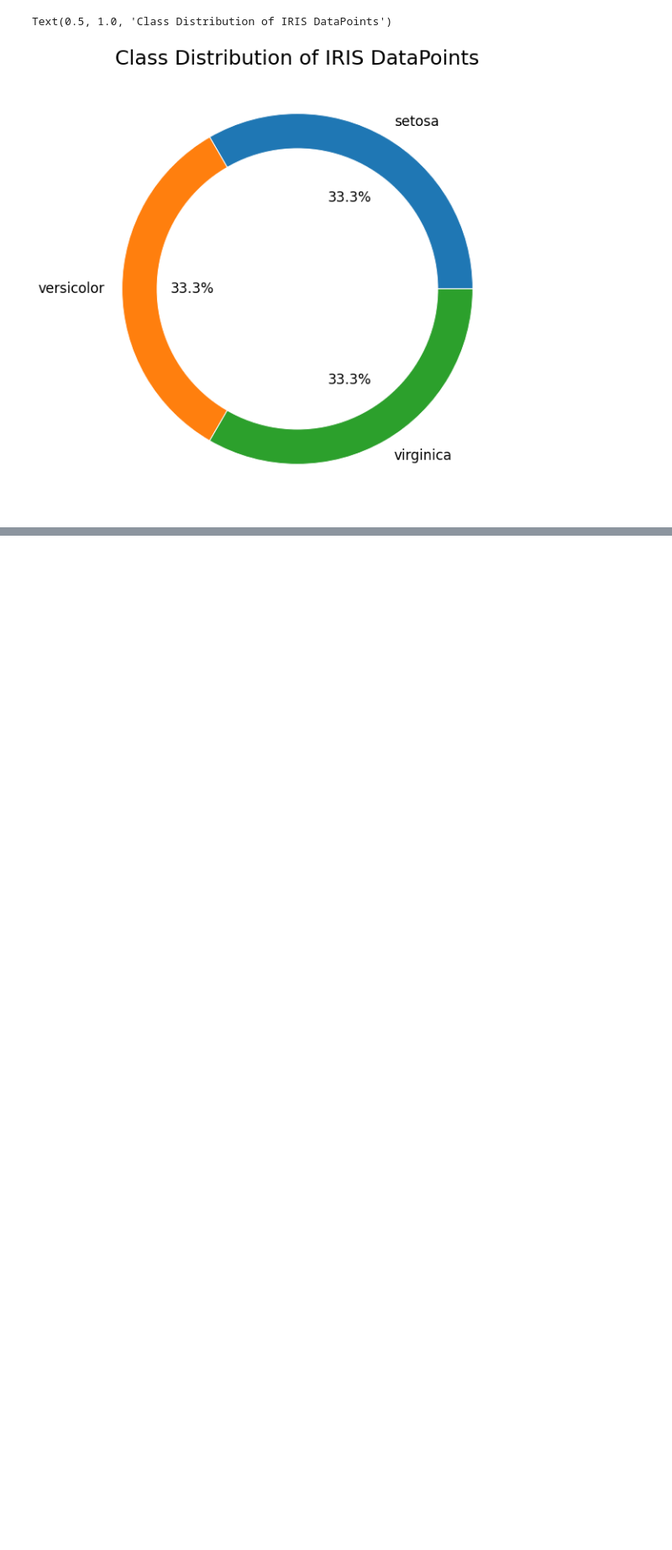
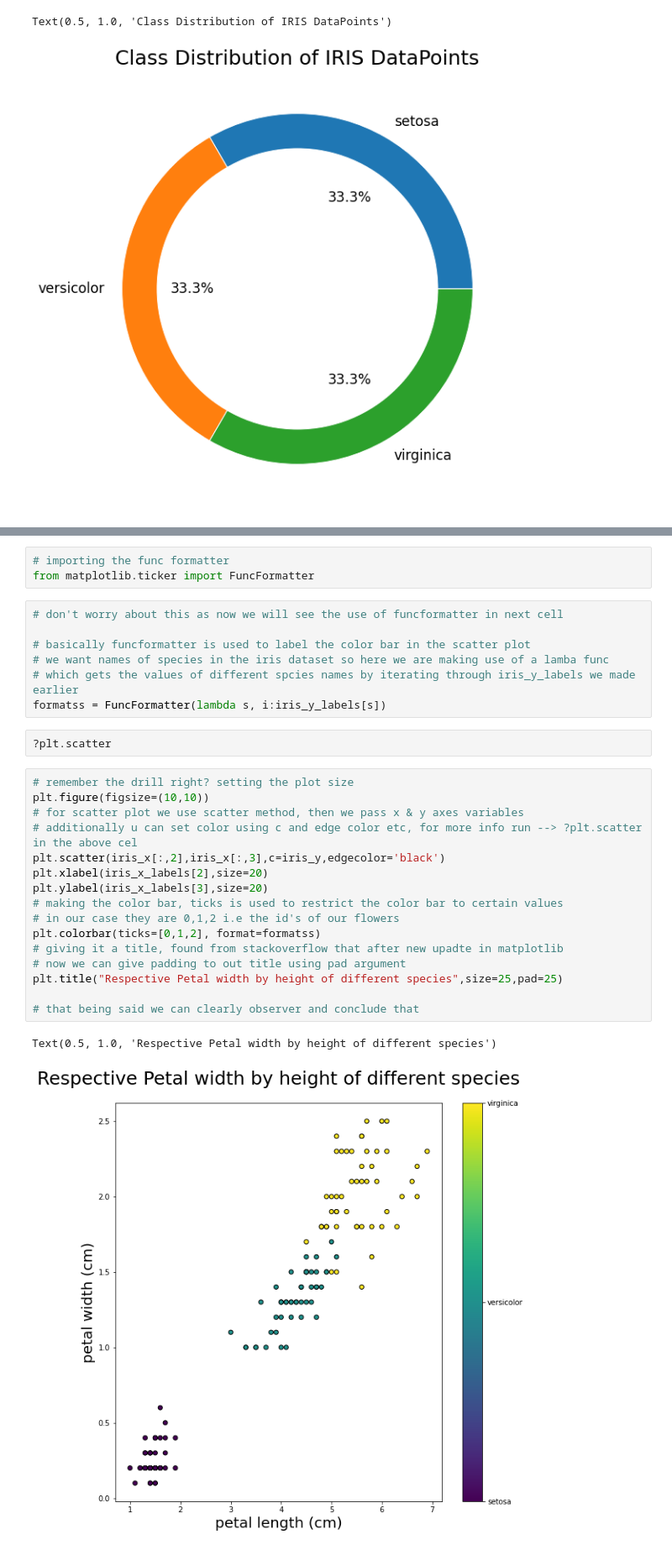
Before and after one commit to sasivatsal7122/Learn-DataVisulization-WithMe, a Jupyter notebook: DataVisulaization_matplotlib-seaborn.ipynb, the cells around one changed output, grey strips where cells are left out. Shown: that part at 84% size. Drawn from its saved outputs; the diff is of its cells as text; blank space fills up the shorter version.

```diff
--- a/DataVisulaization_matplotlib-seaborn.ipynb
+++ b/DataVisulaization_matplotlib-seaborn.ipynb
@@ -97,0 +105,31 @@ Text(0.5, 1.0, 'Class Distribution of IRIS DataPoints')
+# %%
+# importing the func formatter
+from matplotlib.ticker import FuncFormatter
+# %%
+# don't worry about this as now we will see the use of funcformatter in next cell
+
+# basically funcformatter is used to label the color bar in the scatter plot
+# we want names of species in the iris dataset so here we are making use of a lamba func
+# which gets the values of different spcies names by iterating through iris_y_labels we made earlier
+formatss = FuncFormatter(lambda s, i:iris_y_labels[s])
+# %%
+?plt.scatter
+# %%
+# remember the drill right? setting the plot size
+plt.figure(figsize=(10,10))
+# for scatter plot we use scatter method, then we pass x & y axes variables
+# additionally u can set color using c and edge color etc, for more info run --> ?plt.scatter in the above cel
+plt.scatter(iris_x[:,2],iris_x[:,3],c=iris_y,edgecolor='black')
+plt.xlabel(iris_x_labels[2],size=20)
+plt.ylabel(iris_x_labels[3],size=20)
+# making the color bar, ticks is used to restrict the color bar to certain values
+# in our case they are 0,1,2 i.e the id's of our flowers
+plt.colorbar(ticks=[0,1,2], format=formatss)
+# giving it a title, found from stackoverflow that after new upadte in matplotlib
+# now we can give padding to out title using pad argument
+plt.title("Respective Petal width by height of different species",size=25,pad=25)
+
+# that being said we can clearly observer and conclude that
+# %% [output]
+Text(0.5, 1.0, 'Respective Petal width by height of different species')
+[figure, added]
```
Also changed, not shown: parts of 7 cells of this notebook.
